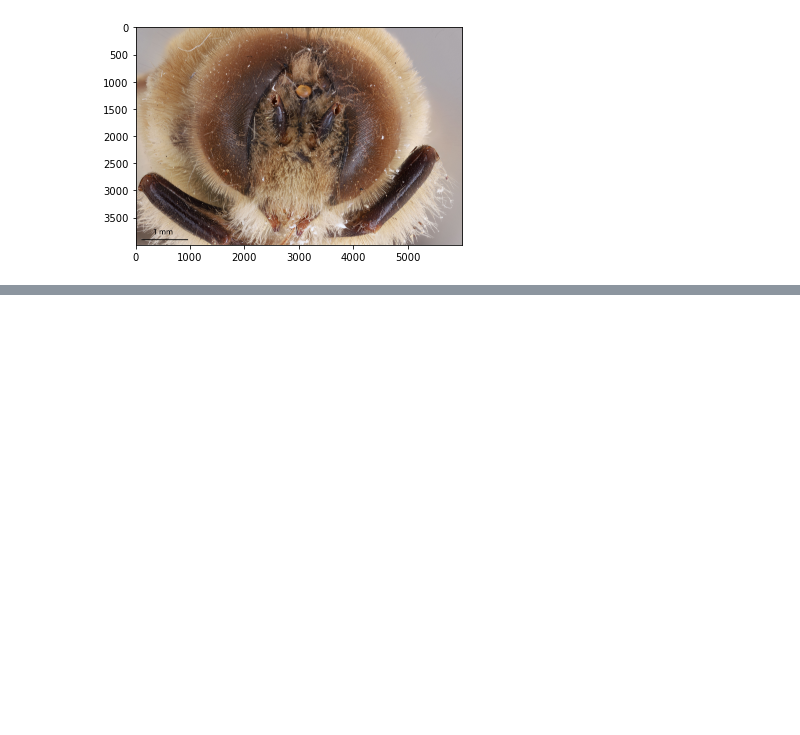
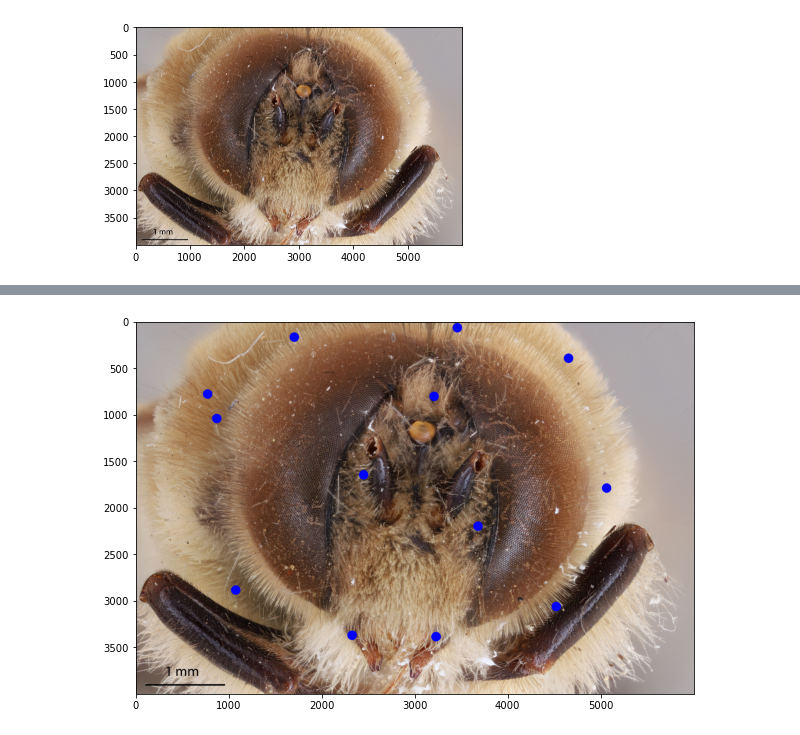
Before and after one commit to xwang38438/bee_acuity, a Jupyter notebook: eye_segmentation.ipynb, the cells around one changed output, grey strips where cells are left out. Cells and saved outputs as stored; diff of their text form; code cells hidden in the pictures; blank space fills up the shorter version.

```diff
--- a/eye_segmentation.ipynb
+++ b/eye_segmentation.ipynb
@@ -78,0 +114,44 @@ filtered_contours[-1].shape
+# %%
+img1 = cv2.imread("bee1.jpg")
+
+cv2.namedWindow("Image", cv2.WINDOW_NORMAL)
+cv2.imshow("Image", img1)
+
+# Initialize an empty list to store the seed points
+seed_points = []
+
+# Define a callback function to handle mouse events
+def on_mouse(event, x, y, flags, param):
+    if event == cv2.EVENT_LBUTTONUP:
+        seed_points.append([x, y])
+        cv2.circle(img1, (x, y), 3, (0, 255, 0), -1)
+        cv2.imshow("Image", img1)
+
+# Set the callback function for the window
+cv2.setMouseCallback("Image", on_mouse)
+
+# Wait for the user to select the seed points
+while True:
+    key = cv2.waitKey(1) & 0xFF
+    if key == ord("q") or len(seed_points) >= 20:
+        break
+
+# Convert the list of seed points to a numpy array
+seed_points = np.array(seed_points)
+
+# Destroy the window
+cv2.destroyAllWindows()
+# %%
+for point in seed_points:
+    color = (255, 0, 0)
+    thickness = 100
+    cv2.circle(img1, point, 1, color, thickness)
+
+fig = plt.figure(figsize=(10, 10))
+ax = fig.add_subplot(111)
+
+selected_points = cv2.cvtColor(img1, cv2.COLOR_BGR2RGB)
+plt.imshow(selected_points)
+plt.show()
+# %% [output]
+[figure, added]
```
Also changed, not shown: parts of 16 cells of this notebook, 6 other files.
